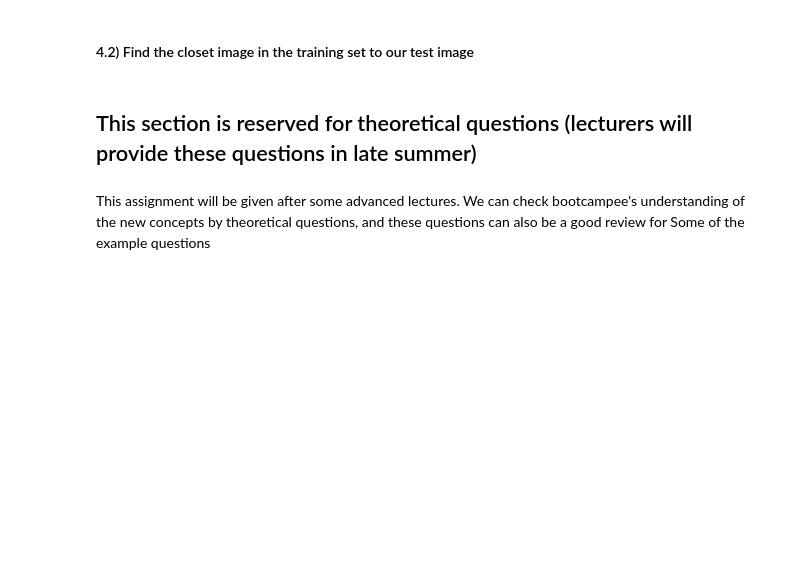
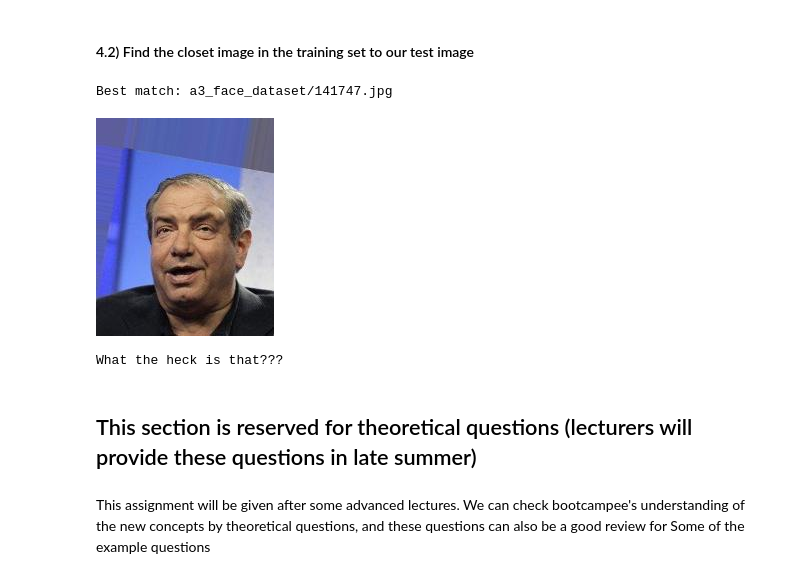
Before and after one commit to spynob/MAIS_Assignments, a Jupyter notebook: Assignment3_SPB.ipynb, the cells around one changed output. Cells and saved outputs as stored; diff of their text form; code cells hidden in the pictures; blank space fills up the shorter version.

```diff
--- a/Assignment3_SPB.ipynb
+++ b/Assignment3_SPB.ipynb
@@ -314,24 +361,35 @@ display(Image('006357.jpg'))
 #### 4.2) Find the closet image in the training set to our test image
 # %%
 from numpy.linalg import norm
+from sklearn.neighbors import KNeighborsClassifier
 
 # Load our test image into a NumPy matrix
 test_img = center_crop(cv2.imread('006357.jpg', cv2.IMREAD_GRAYSCALE))
 test_img = np.expand_dims(test_img.flatten(), axis=0)
 
 # TODO: Transform our training matrix and test image using our PCA implementation
 # from earlier.
-# --> Your code here <--
+x_train = pca.fit_transform(images)
+y_train = np.arange(0, 500, 1)
+x_test = pca.transform(test_img)
 
 # TODO: For our face recognition classifier, we will use a 1-nearest-neighbour
 # model. The classifier should return the index of the best matching image.
-# --> Your code here <--
-best_match_index = None
+
+knn = KNeighborsClassifier(n_neighbors=1)
+knn.fit(x_train, y_train)
+best_match_index = int(knn.predict(x_test))
 
 # If all goes well, the best match in our training set should be another
 # photo of Obama.
 print('Best match:', image_paths[best_match_index])
 display(Image(image_paths[best_match_index]))
+
+print("What the heck is that???")
+# %% [output]
+Best match: a3_face_dataset/141747.jpg
+[figure, added]
+What the heck is that???
 # %% [markdown]
 ## This section is reserved for theoretical questions  (lecturers will provide these questions in late summer)
 # %% [markdown]
```
Also changed, not shown: parts of 18 cells of this notebook.
